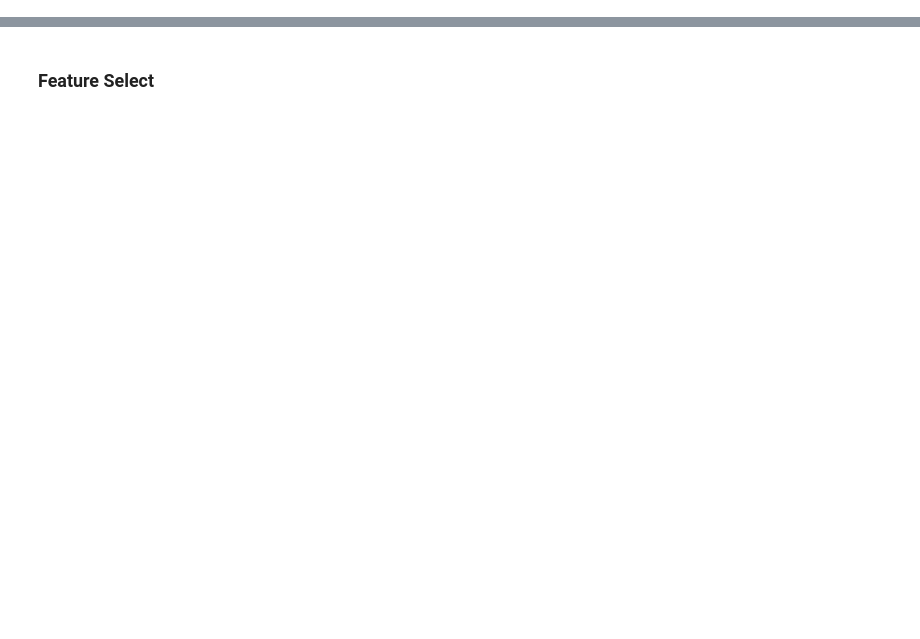
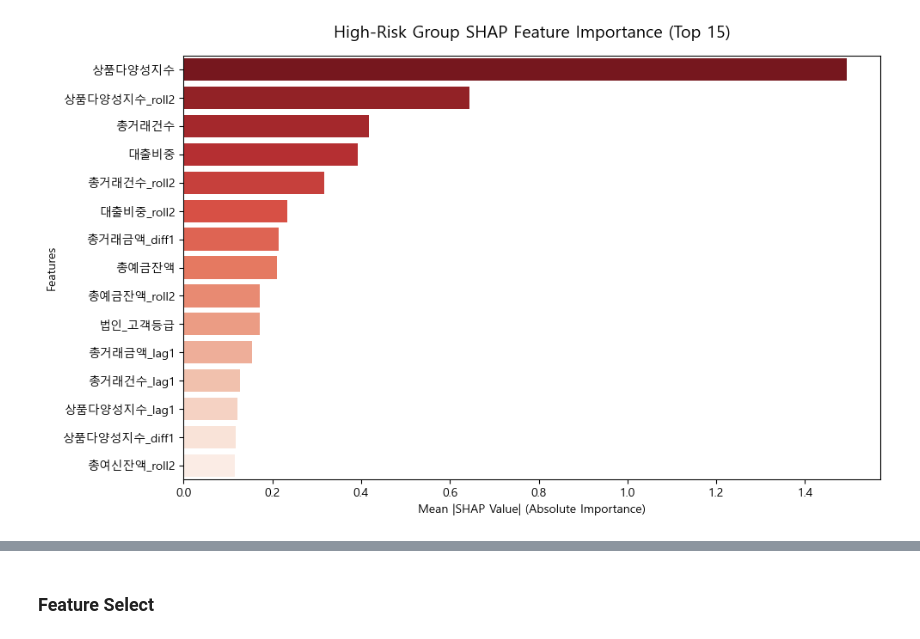
Before and after one commit to wlssyuu/ml-based-financial-analysis, a Jupyter notebook: 2_Model_binary_baseline.ipynb, the cells around one changed output, grey strips where cells are left out. Cells and saved outputs as stored; diff of their text form; code cells hidden in the pictures; blank space fills up the shorter version.

```diff
--- a/2_Model_binary_baseline.ipynb
+++ b/2_Model_binary_baseline.ipynb
@@ -306,0 +273,20 @@ shap.dependence_plot("총거래금액_roll3", shap_values, X)
+# %%
+import seaborn as sns
+
+# -------------------------------
+# ① 상위 15개 피처 중요도 (절댓값 기준)
+# -------------------------------
+plt.figure(figsize=(10, 6))
+sns.barplot(
+    x=top_features.values,
+    y=top_features.index,
+    orient='h',
+    palette='Reds_r'
+)
+plt.title('High-Risk Group SHAP Feature Importance (Top 15)', fontsize=14, pad=15)
+plt.xlabel('Mean |SHAP Value| (Absolute Importance)')
+plt.ylabel('Features')
+plt.tight_layout()
+plt.show()
+# %% [output]
+[figure, added]
```
Also changed, not shown: parts of 42 cells of this notebook, 2 other files.
